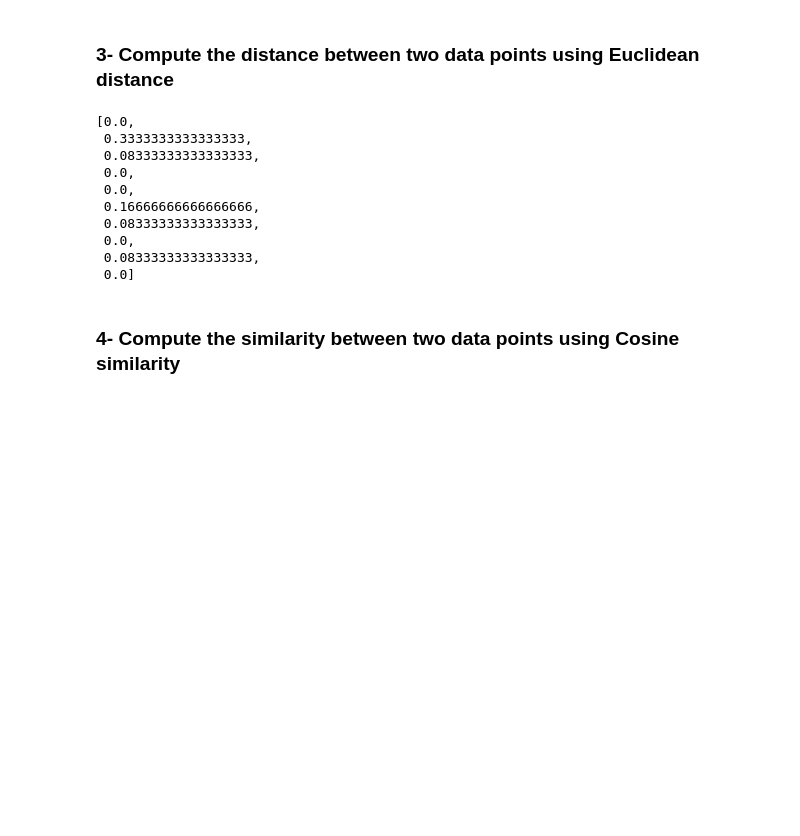
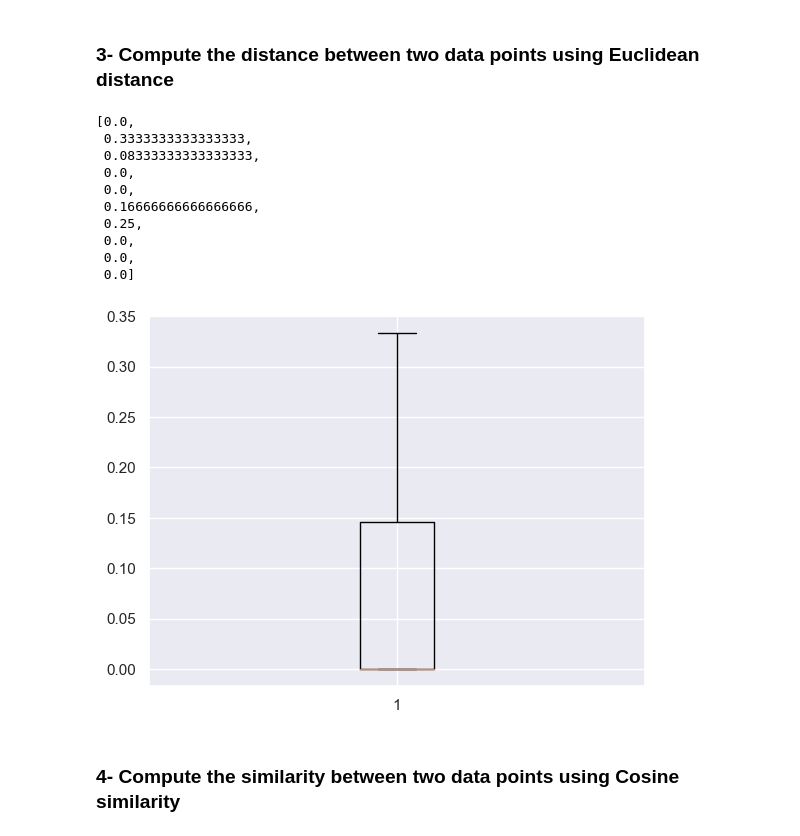
Before and after one commit to aLmktr/COMP3602-Project, a Jupyter notebook: Part3/Acute_Inflammation .ipynb, the cells around one changed output. Cells and saved outputs as stored; diff of their text form; code cells hidden in the pictures; blank space fills up the shorter version.

```diff
--- a/Part3/Acute_Inflammation .ipynb
+++ b/Part3/Acute_Inflammation .ipynb
@@ -168,7 +168,7 @@ def cross_validate(x, y, k):
 data = df.values
 x = data[:,1:]
 y = np.array([x[0] for x in data[:,:1]])
-accuracies = cross_validate(x, y, 3)
+accuracies = cross_validate(x, y, 15)
 accuracies
 # %% [output]
 [0.0,
@@ -177,9 +177,14 @@ accuracies
  0.0,
  0.0,
  0.16666666666666666,
- 0.08333333333333333,
+ 0.25,
  0.0,
- 0.08333333333333333,
+ 0.0,
  0.0]
+# %%
+plt.boxplot(accuracies)
+plt.show()
+# %% [output]
+[figure, added]
 # %% [markdown]
 ### 4- Compute the similarity between two data points using Cosine similarity
```
Also changed, not shown: parts of 5 cells of this notebook.
